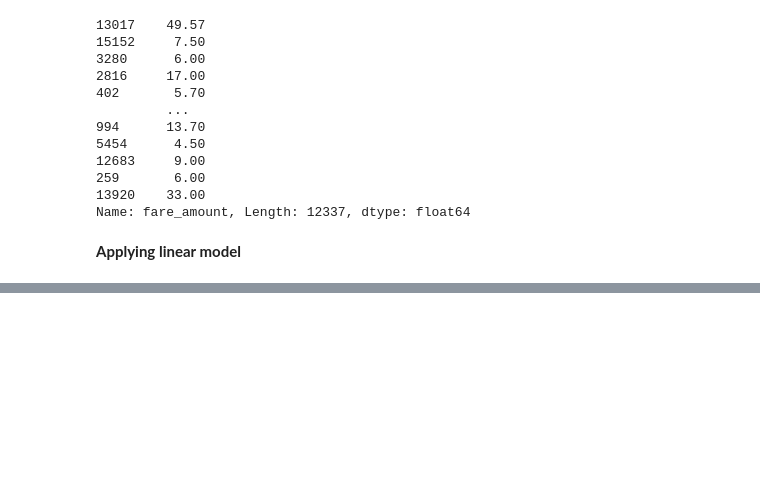
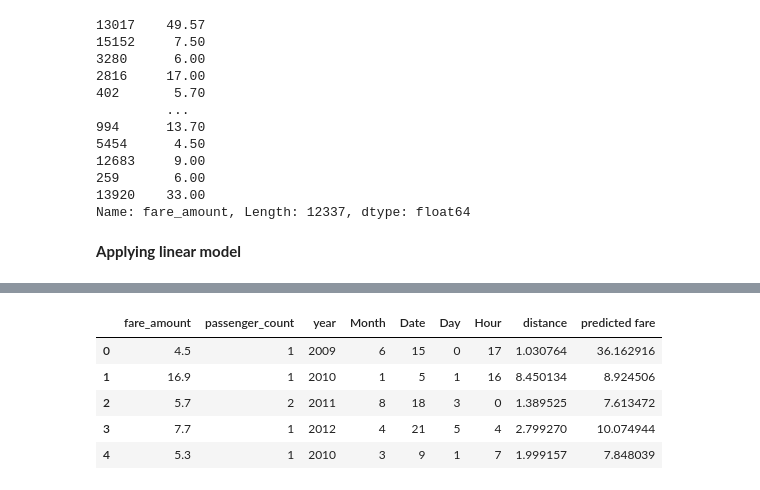
Before and after one commit to vapurv843/Cab-fare-prediction, a Jupyter notebook: cab_fare.ipynb, the cells around one changed output, grey strips where cells are left out. Drawn from its saved outputs; the diff is of its cells as text; code cells hidden in the pictures; blank space fills up the shorter version.

```diff
--- a/cab_fare.ipynb
+++ b/cab_fare.ipynb
@@ -823,0 +854,9 @@ Linear_data = LinearRegression().fit(X_train,y_train)
+# %%
+train.head()
+# %% [output]
+|  | fare_amount | passenger_count | year | Month | Date | Day | Hour | distance | predicted fare |
+| 0 | 4.5 | 1 | 2009 | 6 | 15 | 0 | 17 | 1.030764 | 36.162916 |
+| 1 | 16.9 | 1 | 2010 | 1 | 5 | 1 | 16 | 8.450134 | 8.924506 |
+| 2 | 5.7 | 2 | 2011 | 8 | 18 | 3 | 0 | 1.389525 | 7.613472 |
+| 3 | 7.7 | 1 | 2012 | 4 | 21 | 5 | 4 | 2.799270 | 10.074944 |
+| 4 | 5.3 | 1 | 2010 | 3 | 9 | 1 | 7 | 1.999157 | 7.848039 |
```
Also changed, not shown: parts of 6 cells of this notebook.
